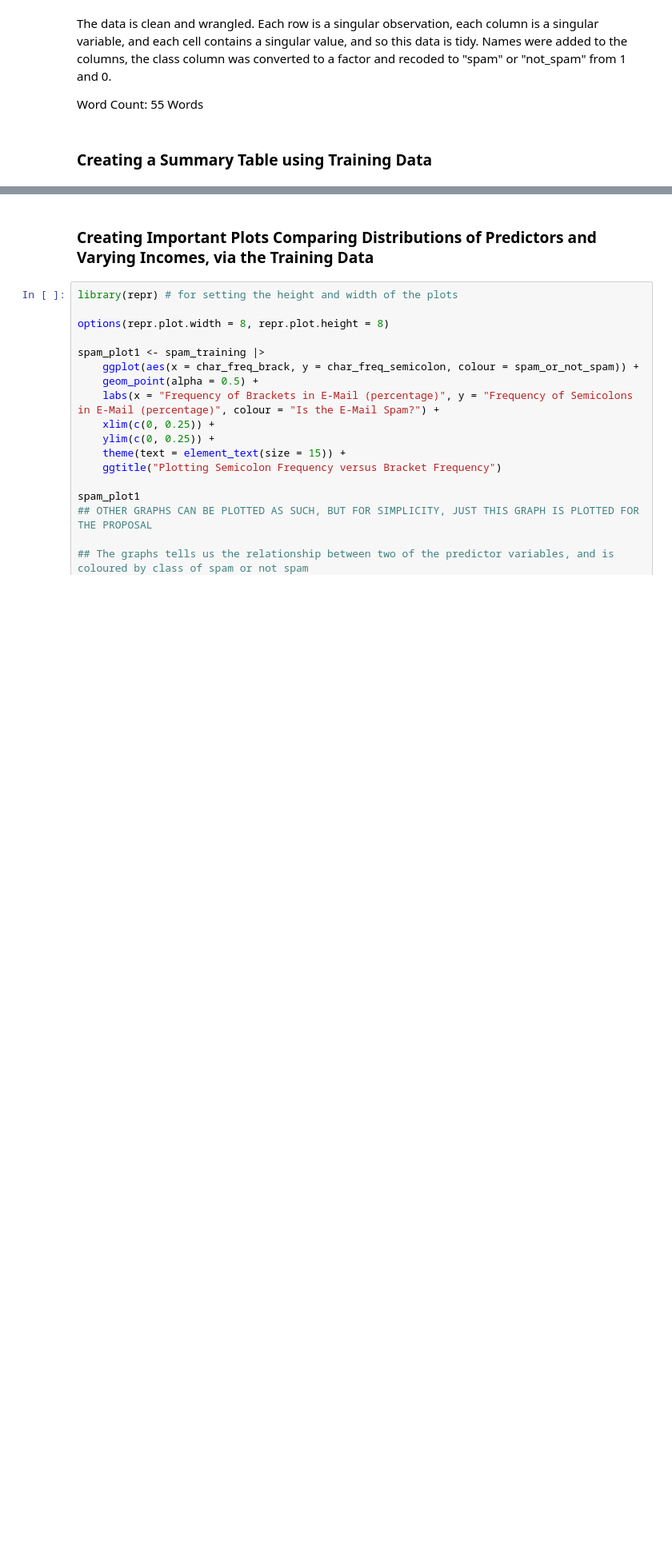
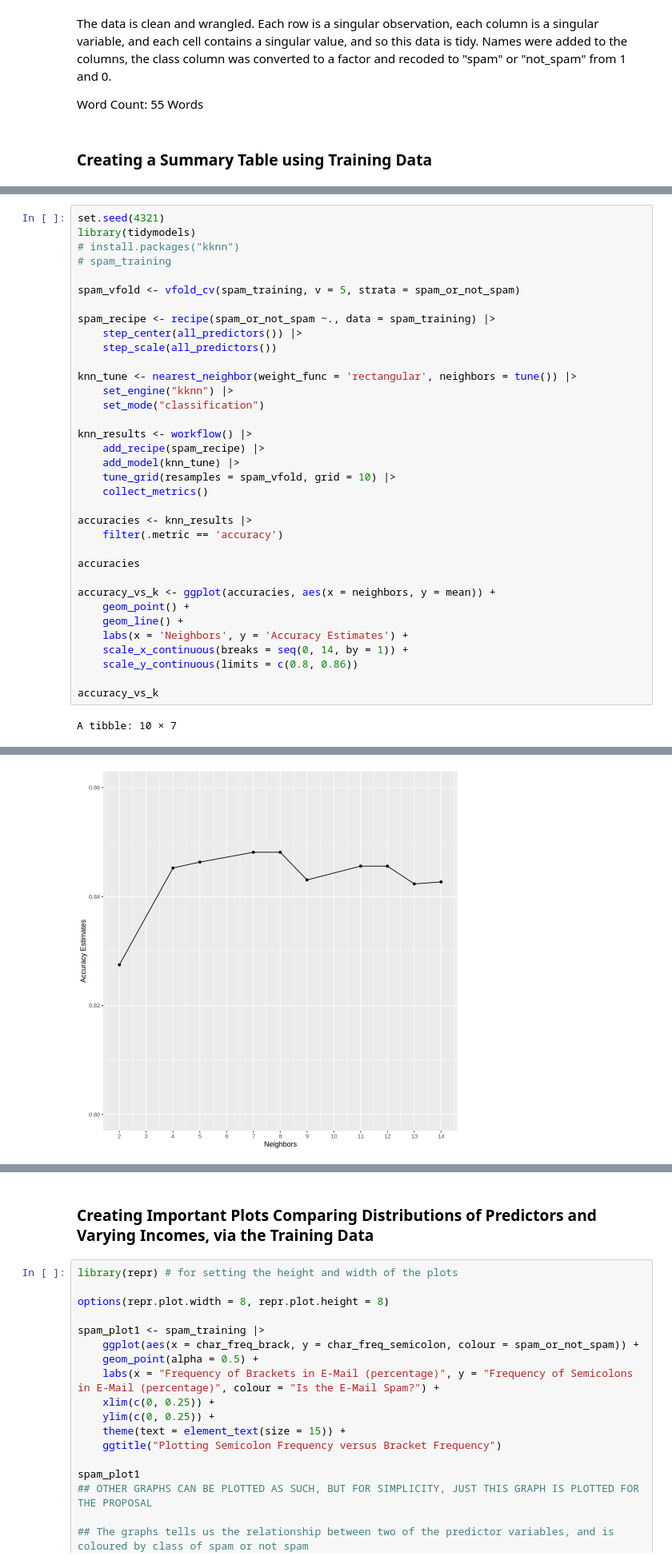
Before and after one commit to aadikanwar/DSCI100_group_project, a Jupyter notebook: group_project_proposal.ipynb, the cells around one changed output, grey strips where cells are left out. Shown at 80% size. Drawn from its saved outputs; the diff is of its cells as text; blank space fills up the shorter version.

```diff
--- a/group_project_proposal.ipynb
+++ b/group_project_proposal.ipynb
@@ -151,3 +176,40 @@ A tibble: 2 × 3
 | <fct> | <int> | <dbl> |
 | not_spam | 1116 | 60.58632 |
 | spam | 726 | 39.41368 |
+# %%
+set.seed(4321)
+library(tidymodels)
+# install.packages("kknn")
+# spam_training
+
+spam_vfold <- vfold_cv(spam_training, v = 5, strata = spam_or_not_spam)
+
+spam_recipe <- recipe(spam_or_not_spam ~., data = spam_training) |>
+    step_center(all_predictors()) |>
+    step_scale(all_predictors())
+
+knn_tune <- nearest_neighbor(weight_func = 'rectangular', neighbors = tune()) |>
+    set_engine("kknn") |>
+    set_mode("classification")
+
+knn_results <- workflow() |>
+    add_recipe(spam_recipe) |>
+    add_model(knn_tune) |>
+    tune_grid(resamples = spam_vfold, grid = 10) |>
+    collect_metrics()
+
+accuracies <- knn_results |>
+    filter(.metric == 'accuracy')
+
+accuracies
+
+accuracy_vs_k <- ggplot(accuracies, aes(x = neighbors, y = mean)) +
+    geom_point() +
+    geom_line() +
+    labs(x = 'Neighbors', y = 'Accuracy Estimates') +
+    scale_x_continuous(breaks = seq(0, 14, by = 1)) +
+    scale_y_continuous(limits = c(0.8, 0.86))
+
+accuracy_vs_k
+# %% [output]
+A tibble: 10 × 7
@@ -153,0 +228 @@ A tibble: 2 × 3
+[figure, added]
```
Also changed, not shown: parts of 6 cells of this notebook.
